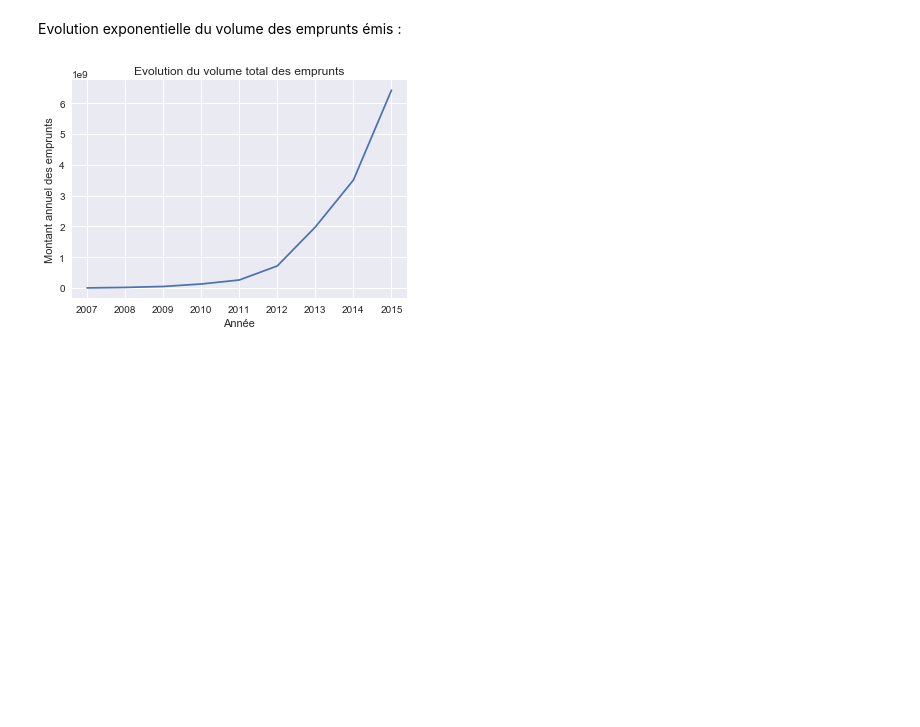
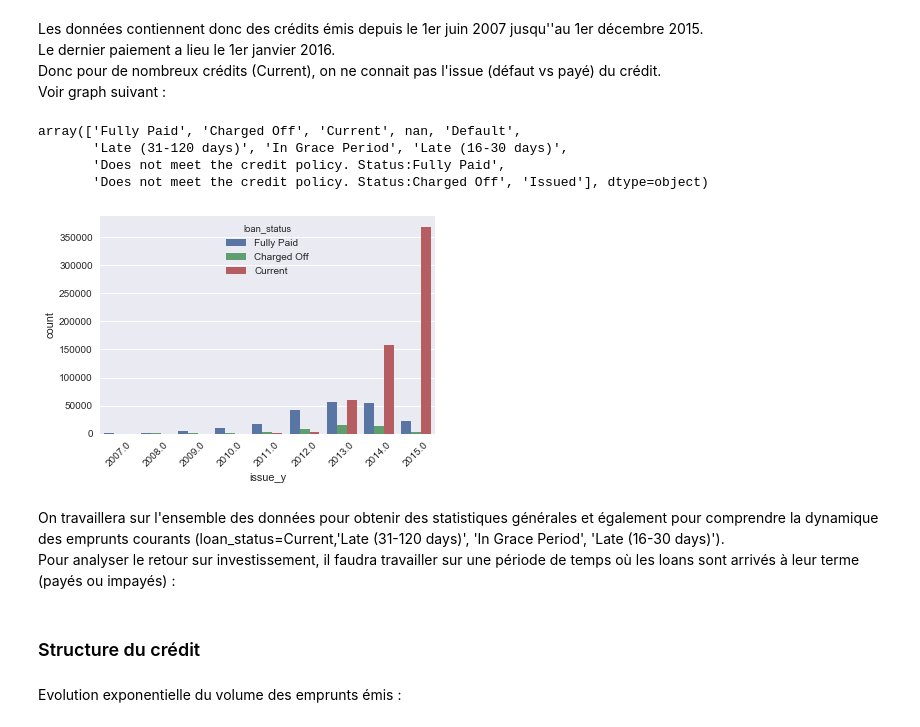
Before and after one commit to Elsalune/Lending_Demo, a Jupyter notebook: EDA/LendingClub.ipynb, the cells around one changed output. Cells and saved outputs as stored; diff of their text form; code cells hidden in the pictures; blank space fills up the shorter version.

```diff
--- a/EDA/LendingClub.ipynb
+++ b/EDA/LendingClub.ipynb
@@ -97,0 +127,10 @@ data['issue_y']=data['issue_d'].apply(lambda x: x.year)
+# %%
+emp2float = {
+    '10+ years':11, '< 1 year':0, '1 year':1, '3 years':3,
+    '8 years':8, '9 years':9, '4 years':4, '5 years':5,
+    '6 years':6, '2 years':2, '7 years':7, 'n/a':-1
+}
+
+df_data['emp_length']=df_data['emp_length'].fillna('n/a')
+df_data['emp_length'] = df_data['emp_length'].apply(lambda x: emp2float[x])
+#df_data['emp_length'] = df_data['emp_length'].apply(lambda x: emp2float[x])
@@ -97,0 +139,10 @@ data['issue_y']=data['issue_d'].apply(lambda x: x.year)
+# %%
+df_data.drop(
+    [
+        'url', 'desc', 'acc_now_delinq', 'tot_coll_amt', 'tot_cur_bal',
+        'total_rev_hi_lim', 'verification_status', 'revol_bal', 'revol_util',
+        'initial_list_status','collections_12_mths_ex_med',
+        'mths_since_last_major_derog', 'policy_code', 'application_type'
+    ],
+    axis=1, inplace=True
+    );
@@ -97,0 +166,8 @@ data['issue_y']=data['issue_d'].apply(lambda x: x.year)
+# %%
+df_data = df_data.where(~df_data['loan_amnt'].isnull())
+df_data = df_data.where(~df_data['term'].isnull())
+df_data = df_data.where(~df_data['int_rate'].isnull())
+df_data = df_data.where(~df_data['loan_status'].isnull())
+df_data = df_data.where(~df_data['total_pymnt'].isnull())
+df_data = df_data.where(~df_data['issue_d'].isnull())
+df_data = df_data.where(~df_data['last_pymnt_d'].isnull())
@@ -97,0 +228,4 @@ data['issue_y']=data['issue_d'].apply(lambda x: x.year)
+# %%
+df_data['last_pymnt_y'] = df_data['last_pymnt_d'].apply(lambda x: x.year)
+df_data['issue_y'] = df_data['issue_d'].apply(lambda x: x.year)
+#df_data['last_credit_pull_y']=df_data['last_credit_pull_d'].apply(lambda x: x.year)
@@ -97,0 +252,20 @@ data['issue_y']=data['issue_d'].apply(lambda x: x.year)
+# %% [markdown]
+Les données contiennent donc des crédits émis depuis le 1er juin 2007 jusqu''au 1er décembre 2015.<br/> Le dernier paiement a lieu le 1er janvier 2016. <br/>
+Donc pour de nombreux crédits (Current), on ne connait pas l'issue (défaut vs payé) du crédit.<br/>
+Voir graph suivant :
+# %%
+df_data['loan_status'].unique()
+# %% [output]
+array(['Fully Paid', 'Charged Off', 'Current', nan, 'Default',
+       'Late (31-120 days)', 'In Grace Period', 'Late (16-30 days)',
+       'Does not meet the credit policy. Status:Fully Paid',
+       'Does not meet the credit policy. Status:Charged Off', 'Issued'], dtype=object)
+# %%
+df_data3stat = df_data[df_data['loan_status'].isin(['Current','Fully Paid', 'Charged Off'])]
+plt1 = sns.countplot(x="issue_y", data=df_data3stat, hue='loan_status', orient='h')
+plt1.set_xticklabels(labels=plt1.get_xticklabels(), rotation=45);
+# %% [output]
+[figure, added]
+# %% [markdown]
+On travaillera sur l'ensemble des données pour obtenir des statistiques générales et également pour comprendre la dynamique des emprunts courants (loan_status=Current,'Late (31-120 days)', 'In Grace Period', 'Late (16-30 days)').<br/>
+Pour analyser le retour sur investissement, il faudra travailler sur une période de temps où les loans sont arrivés à leur terme (payés ou impayés) :
@@ -98,11 +280,4 @@ data['issue_y']=data['issue_d'].apply(lambda x: x.year)
+# %% [markdown]
+<h3> Structure du crédit </h3>
 # %% [markdown]
 Evolution exponentielle du volume des emprunts émis :
-# %%
-total_loan = pd.Series(data.groupby('issue_y')['loan_amnt'].sum())
-plt.plot(total_loan)
-plt.title('Evolution du volume total des emprunts')
-plt.xlabel('Année')
-plt.ylabel('Montant annuel des emprunts')
-plt.show()
-# %% [output]
-[figure, removed]
```
Also changed, not shown: parts of 83 cells of this notebook.
